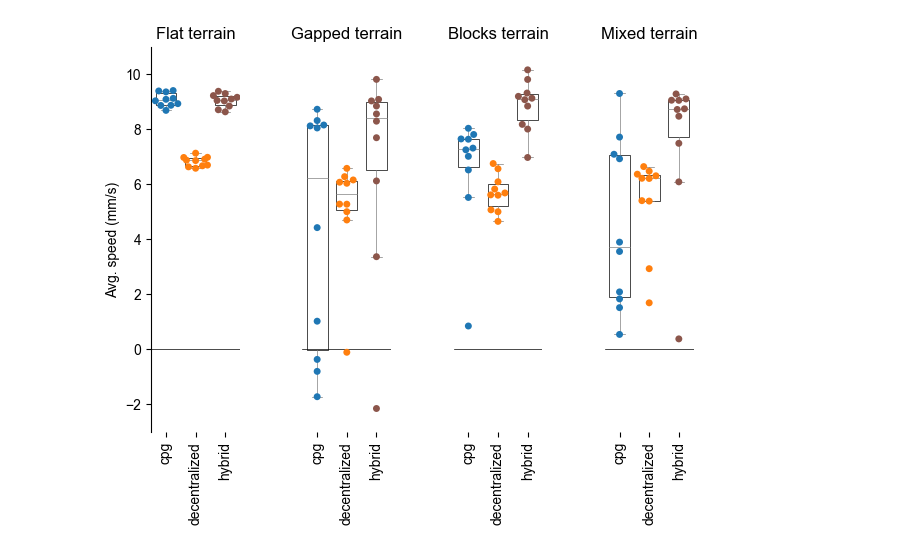
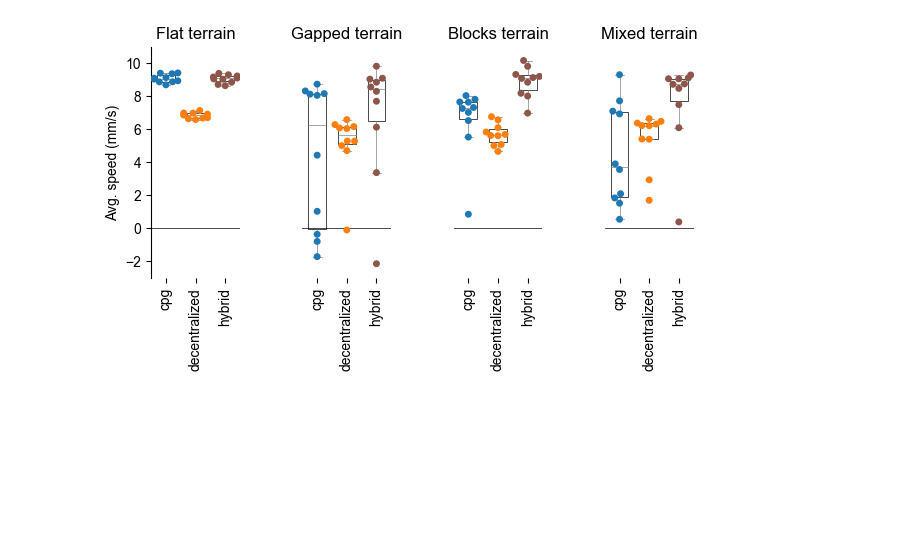
Before and after one commit to NeLy-EPFL/nmf2-paper, a Jupyter notebook: hybrid_controller/generate_figure.ipynb, the cells around one changed output. Cells and saved outputs as stored; diff of their text form; code cells hidden in the pictures; blank space fills up the shorter version.

```diff
--- a/hybrid_controller/generate_figure.ipynb
+++ b/hybrid_controller/generate_figure.ipynb
@@ -75,7 +75,7 @@ colors_lookup = {
     "hybrid": "tab:brown",
 }
 
-fig, axs = plt.subplots(1, 4, figsize=(7, 5))
+fig, axs = plt.subplots(1, 4, figsize=(7, 3))
 plt.subplots_adjust(wspace=0.7)
 for i, terrain_type in enumerate(["flat", "gapped", "blocks", "mixed"]):
     ax = axs[i]
@@ -84,35 +84,35 @@ for i, terrain_type in enumerate(["flat", "gapped", "blocks", "mixed"]):
         x="controller",
         y="speed",
         data=speed_df[speed_df["terrain"] == terrain_type],
-        width=0.7,
+        width=0.6,
         ax=ax,
         showfliers=False,
         boxprops={"facecolor": "None", "edgecolor": "k", "linewidth": 0.5},
         medianprops={"color": "gray", "linewidth": 0.5},
         whiskerprops={"color": "gray", "linewidth": 0.5},
         capprops={"color": "gray", "linewidth": 0.5},
     )
     sns.swarmplot(
         x="controller",
         y="speed",
         data=speed_df[speed_df["terrain"] == terrain_type],
         hue="controller",
         size=5,
         palette=["tab:blue", "tab:orange", "tab:brown"],
         ax=ax,
         legend=False,
     )
     ax.set_ylim(-3, 11)
     ax.set_xticklabels(ax.get_xticklabels(), rotation=90)
     ax.axhline(0.0, color="k", linewidth=0.5)
     if i != 0:
         ax.set_ylabel("")
         ax.set_yticks([])
     else:
         ax.set_ylabel("Avg. speed (mm/s)")
     ax.set_xlabel("")
     sns.despine(ax=ax, bottom=True, left=i != 0)
 
 plt.savefig("outputs/speed_comparison.pdf", transparent=True)
 # %% [output]
-[figure, old version]
+[figure, new version]
```
Also changed, not shown: 1 other file.
